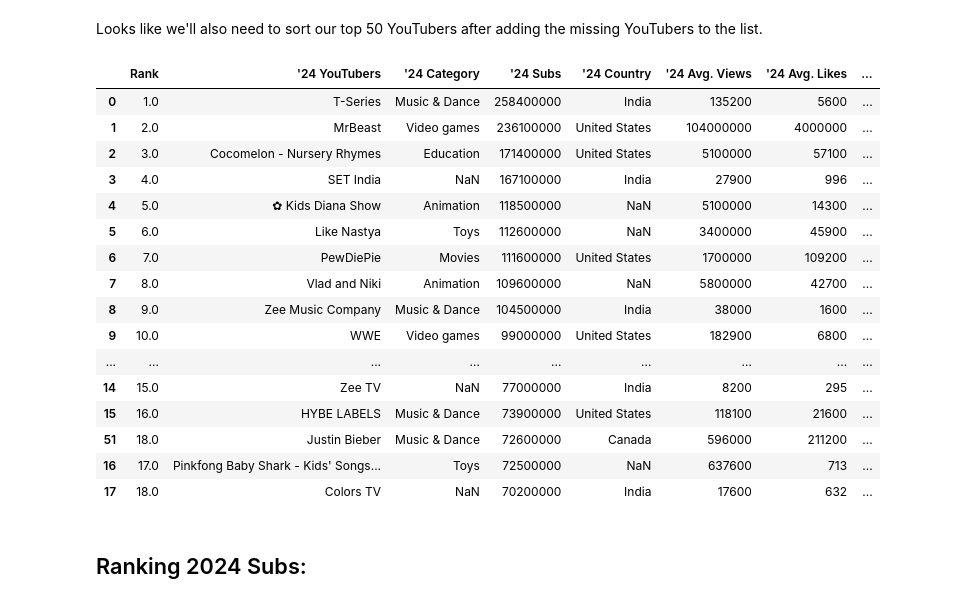
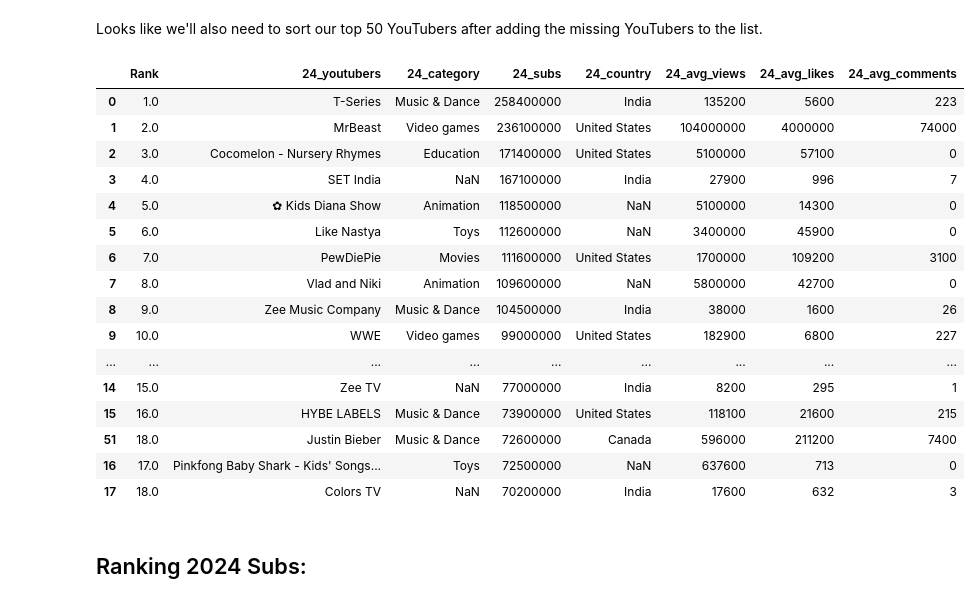
Before and after one commit to metguy/trending_youtubers, a Jupyter notebook: 2024_YouTuber_Analysis.ipynb, the cells around one changed output. Cells and saved outputs as stored; diff of their text form; code cells hidden in the pictures.

```diff
--- a/2024_YouTuber_Analysis.ipynb
+++ b/2024_YouTuber_Analysis.ipynb
@@ -60,13 +60,13 @@ array(['Rank', 'Channel Name', 'Category', 'Subscribers', 'Country',
 ## Rename columns:
 # %%
 #let's go ahead and rename the columns for this time period
-df_newstats = df_newstats.rename(columns = {"Channel Name":"'24 YouTubers",
-                                            "Category" : "'24 Category",
-                                            "Subscribers":"'24 Subs",
-                                            "Country":"'24 Country",
-                                            "Average Views":"'24 Avg. Views",
-                                            "Average Likes":"'24 Avg. Likes",
-                                            "Average Comments":"'24 Avg. Comments"})
+df_newstats = df_newstats.rename(columns = {"Channel Name":"24_youtubers",
+                                            "Category" : "24_category",
+                                            "Subscribers":"24_subs",
+                                            "Country":"24_country",
+                                            "Average Views":"24_avg_views",
+                                            "Average Likes":"24_avg_likes",
+                                            "Average Comments":"24_avg_comments"})
 #now let's see what we're working with
 df_newstats.head(None)
 # %% [output]
@@ -151,7 +151,7 @@ def converter(x):
         return x
 
 #then create a list of columns to convert
-convr_cols = ["'24 Subs", "'24 Avg. Views", "'24 Avg. Likes", "'24 Avg. Comments"]
+convr_cols = ["24_subs", "24_avg_views", "24_avg_likes", "24_avg_comments"]
 
 #then create a for loop adding the list and applying the defined converter
 for column in convr_cols:
@@ -171,31 +171,31 @@ df_newstats.head()
 Looks like we'll also need to sort our top 50 YouTubers after adding the missing YouTubers to the list.
 # %%
 #let's just go ahead and make sure all of our number columns are converted to integers before trying to sort any
-df_newstats[["'24 Subs", "'24 Avg. Views", "'24 Avg. Likes", "'24 Avg. Comments"]] = df_newstats[["'24 Subs", "'24 Avg. Views", "'24 Avg. Likes", "'24 Avg. Comments"]].apply(pd.to_numeric)
+df_newstats[["24_subs", "24_avg_views", "24_avg_likes", "24_avg_comments"]] = df_newstats[["24_subs", "24_avg_views", "24_avg_likes", "24_avg_comments"]].apply(pd.to_numeric)
 
 #sort the 2024 YouTubers based on our new additions!
-df_newstats = df_newstats.sort_values("'24 Subs", ascending=False)
+df_newstats = df_newstats.sort_values("24_subs", ascending=False)
 
 #brief overview of the top 20 YouTubers to be sure our sorting worked
 df_newstats.head(20)
 # %% [output]
-|  | Rank | '24 YouTubers | '24 Category | '24 Subs | '24 Country | '24 Avg. Views | '24 Avg. Likes | ... |
-| 0 | 1.0 | T-Series | Music & Dance | 258400000 | India | 135200 | 5600 | ... |
-| 1 | 2.0 | MrBeast | Video games | 236100000 | United States | 104000000 | 4000000 | ... |
-| 2 | 3.0 | Cocomelon - Nursery Rhymes | Education | 171400000 | United States | 5100000 | 57100 | ... |
-| 3 | 4.0 | SET India | NaN | 167100000 | India | 27900 | 996 | ... |
-| 4 | 5.0 | ✿ Kids Diana Show | Animation | 118500000 | NaN | 5100000 | 14300 | ... |
-| 5 | 6.0 | Like Nastya | Toys | 112600000 | NaN | 3400000 | 45900 | ... |
-| 6 | 7.0 | PewDiePie | Movies | 111600000 | United States | 1700000 | 109200 | ... |
-| 7 | 8.0 | Vlad and Niki | Animation | 109600000 | NaN | 5800000 | 42700 | ... |
-| 8 | 9.0 | Zee Music Company | Music & Dance | 104500000 | India | 38000 | 1600 | ... |
-| 9 | 10.0 | WWE | Video games | 99000000 | United States | 182900 | 6800 | ... |
+|  | Rank | 24_youtubers | 24_category | 24_subs | 24_country | 24_avg_views | 24_avg_likes | 24_avg_comments |
+| 0 | 1.0 | T-Series | Music & Dance | 258400000 | India | 135200 | 5600 | 223 |
+| 1 | 2.0 | MrBeast | Video games | 236100000 | United States | 104000000 | 4000000 | 74000 |
+| 2 | 3.0 | Cocomelon - Nursery Rhymes | Education | 171400000 | United States | 5100000 | 57100 | 0 |
+| 3 | 4.0 | SET India | NaN | 167100000 | India | 27900 | 996 | 7 |
+| 4 | 5.0 | ✿ Kids Diana Show | Animation | 118500000 | NaN | 5100000 | 14300 | 0 |
+| 5 | 6.0 | Like Nastya | Toys | 112600000 | NaN | 3400000 | 45900 | 0 |
+| 6 | 7.0 | PewDiePie | Movies | 111600000 | United States | 1700000 | 109200 | 3100 |
+| 7 | 8.0 | Vlad and Niki | Animation | 109600000 | NaN | 5800000 | 42700 | 0 |
+| 8 | 9.0 | Zee Music Company | Music & Dance | 104500000 | India | 38000 | 1600 | 26 |
+| 9 | 10.0 | WWE | Video games | 99000000 | United States | 182900 | 6800 | 227 |
 | ... | ... | ... | ... | ... | ... | ... | ... | ... |
-| 14 | 15.0 | Zee TV | NaN | 77000000 | India | 8200 | 295 | ... |
-| 15 | 16.0 | HYBE LABELS | Music & Dance | 73900000 | United States | 118100 | 21600 | ... |
-| 51 | 18.0 | Justin Bieber | Music & Dance | 72600000 | Canada | 596000 | 211200 | ... |
-| 16 | 17.0 | Pinkfong Baby Shark - Kids' Songs... | Toys | 72500000 | NaN | 637600 | 713 | ... |
-| 17 | 18.0 | Colors TV | NaN | 70200000 | India | 17600 | 632 | ... |
+| 14 | 15.0 | Zee TV | NaN | 77000000 | India | 8200 | 295 | 1 |
+| 15 | 16.0 | HYBE LABELS | Music & Dance | 73900000 | United States | 118100 | 21600 | 215 |
+| 51 | 18.0 | Justin Bieber | Music & Dance | 72600000 | Canada | 596000 | 211200 | 7400 |
+| 16 | 17.0 | Pinkfong Baby Shark - Kids' Songs... | Toys | 72500000 | NaN | 637600 | 713 | 0 |
+| 17 | 18.0 | Colors TV | NaN | 70200000 | India | 17600 | 632 | 3 |
 # %% [markdown]
 ## Ranking 2024 Subs:
 # %% [markdown]
```
Also changed, not shown: parts of 12 cells of this notebook, 4 other files.
